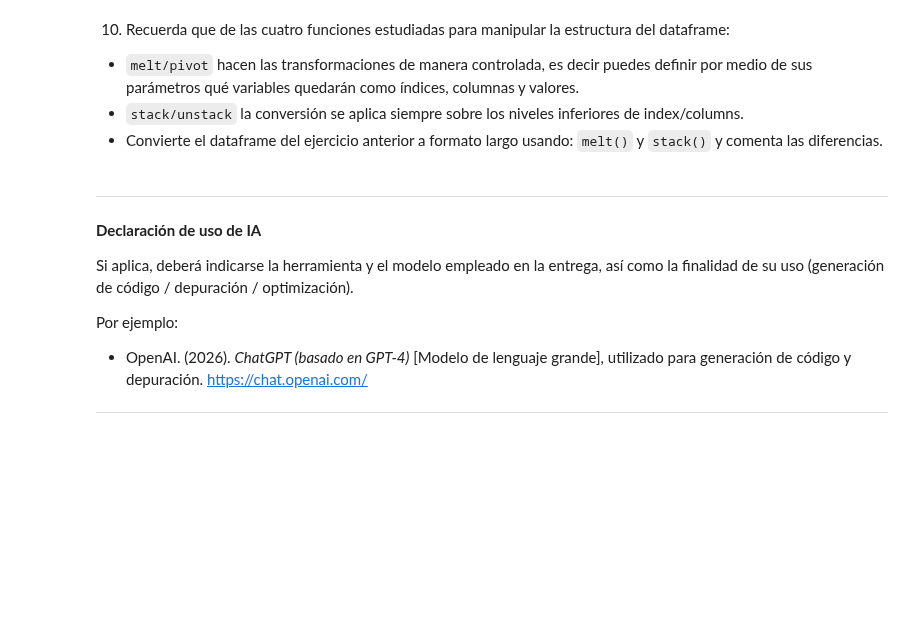
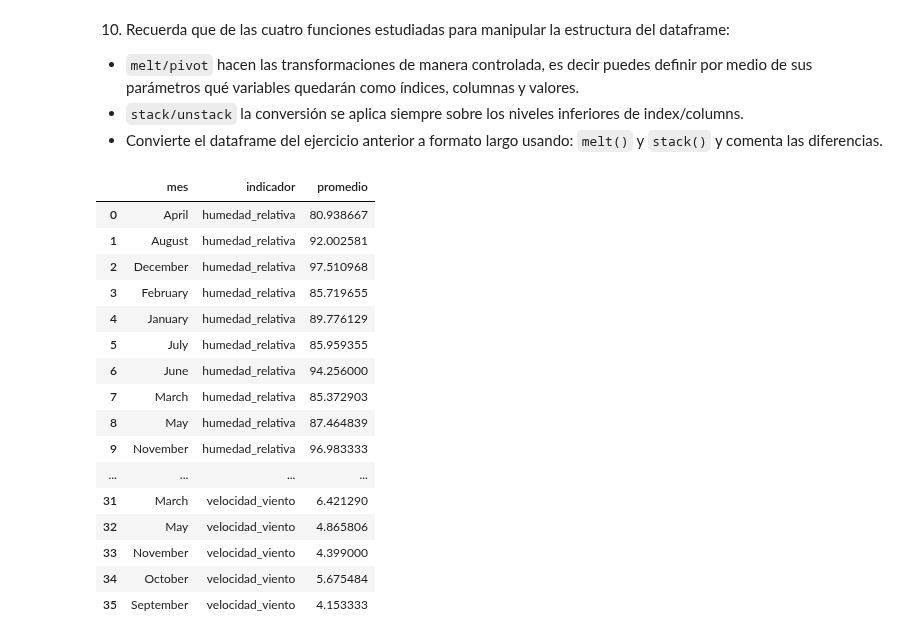
Before and after one commit to joshgc19/tc5053-datascience-A01841021-joshua-gamboa, a Jupyter notebook: Actividad2AnalisisPandas.ipynb, the cells around one changed output. Saved outputs shown, nothing was run; the diff lists cells and outputs as text; code cells hidden in the pictures; blank space fills up the shorter version.

```diff
--- a/Actividad2AnalisisPandas.ipynb
+++ b/Actividad2AnalisisPandas.ipynb
@@ -485,15 +485,29 @@ indicadores_mensuales_pivot
 definir por medio de sus parámetros qué variables quedarán como índices, columnas y valores.
 - `stack/unstack` la conversión se aplica siempre sobre los niveles inferiores de index/columns.
 - Convierte el dataframe del ejercicio anterior a formato largo usando: `melt()` y `stack()` y comenta las diferencias.
-# %% [markdown]
----
-
-**Declaración de uso de IA**
-
-Si aplica, deberá indicarse la herramienta y el modelo empleado en la entrega, así como la finalidad de su uso (generación de código / depuración / optimización).
-
-Por ejemplo:
-
-*   OpenAI. (2026). *ChatGPT (basado en GPT-4)* [Modelo de lenguaje grande], utilizado para generación de código y depuración. https://chat.openai.com/
-
----
+# %%
+# Uso de melt
+indicadores_largo_melt = indicadores_mensuales_pivot.reset_index().melt(
+    id_vars='mes',
+    var_name='indicador',
+    value_name='promedio'
+)
+indicadores_largo_melt
+# %% [output]
+|  | mes | indicador | promedio |
+| 0 | April | humedad_relativa | 80.938667 |
+| 1 | August | humedad_relativa | 92.002581 |
+| 2 | December | humedad_relativa | 97.510968 |
+| 3 | February | humedad_relativa | 85.719655 |
+| 4 | January | humedad_relativa | 89.776129 |
+| 5 | July | humedad_relativa | 85.959355 |
+| 6 | June | humedad_relativa | 94.256000 |
+| 7 | March | humedad_relativa | 85.372903 |
+| 8 | May | humedad_relativa | 87.464839 |
+| 9 | November | humedad_relativa | 96.983333 |
+| ... | ... | ... | ... |
+| 31 | March | velocidad_viento | 6.421290 |
+| 32 | May | velocidad_viento | 4.865806 |
+| 33 | November | velocidad_viento | 4.399000 |
+| 34 | October | velocidad_viento | 5.675484 |
+| 35 | September | velocidad_viento | 4.153333 |
```
Also changed, not shown: parts of 3 cells of this notebook.
